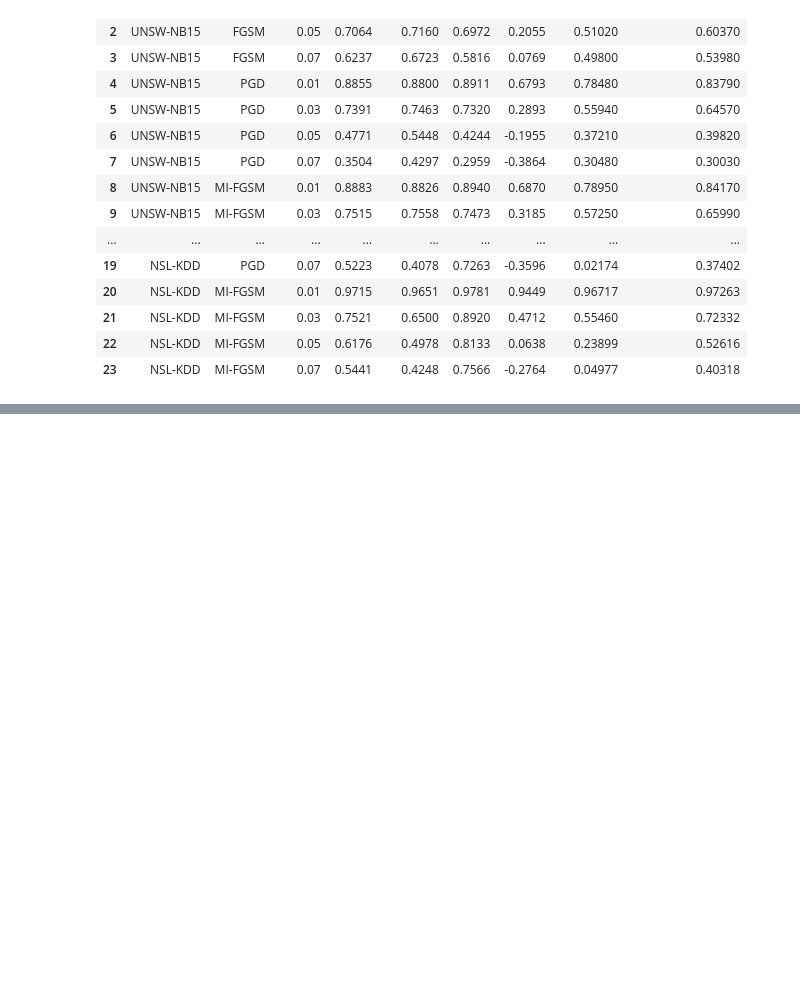
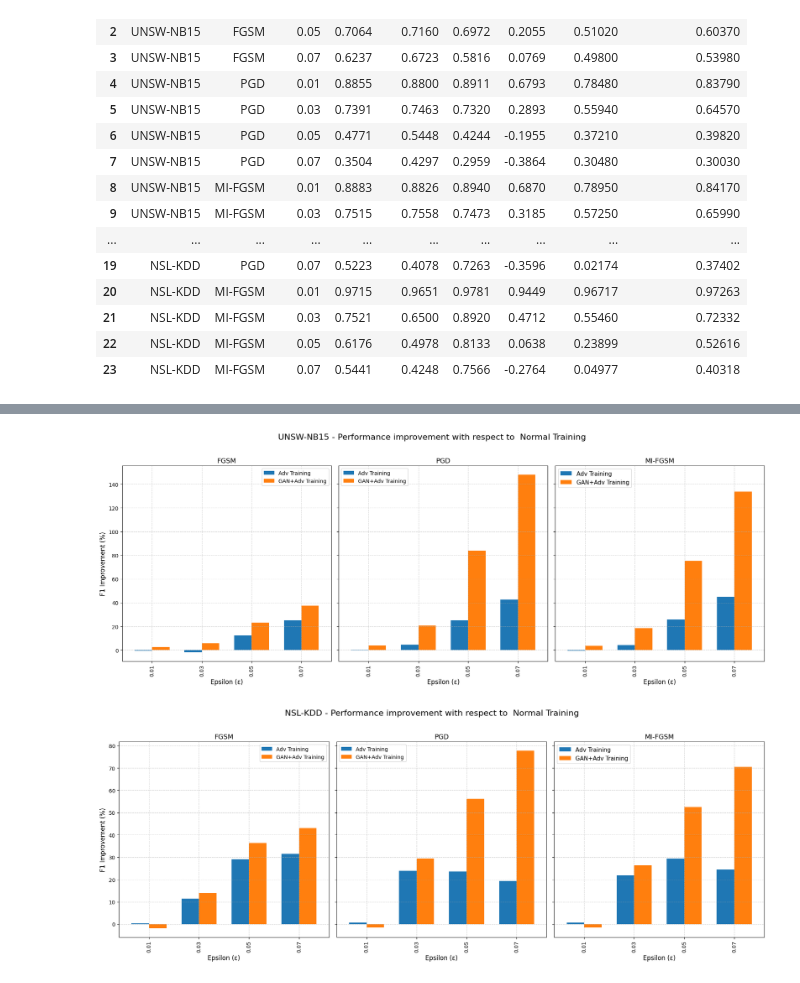
Before and after one commit to Tanveer2719/NIDS_Coursework, a Jupyter notebook: Experiments/Adversarial Attack/Combined_Analysis/analysis.ipynb, the cells around one changed output, grey strips where cells are left out. Saved outputs shown, nothing was run; the diff lists cells and outputs as text; code cells hidden in the pictures; blank space fills up the shorter version.

```diff
--- a/Experiments/Adversarial Attack/Combined_Analysis/analysis.ipynb
+++ b/Experiments/Adversarial Attack/Combined_Analysis/analysis.ipynb
@@ -176,0 +410,48 @@ for dataset in datasets:
+# %%
+import matplotlib.pyplot as plt
+import pandas as pd
+
+# Models and attacks
+models = ["Adv Training", "GAN+Adv Training"]
+attacks = ["FGSM", "PGD", "MI-FGSM"]
+
+# Function to calculate percentage improvement
+def calculate_improvement_percent(dfs, metric="F1"):
+    improvements = {}
+    for attack in attacks:
+        improvements[attack] = {}
+        # baseline (normal training)
+        base = dfs[0][dfs[0]["Attack"] == attack].set_index("Epsilon")[metric]
+        for model_df, model_name in zip(dfs[1:], models):  # skip normal
+            model_scores = model_df[model_df["Attack"] == attack].set_index("Epsilon")[metric]
+            improvement_percent = ((model_scores - base) / base) * 100
+            improvements[attack][model_name] = improvement_percent
+    return improvements
+
+# Plot percentage improvement
+def plot_improvement_percent(improvements, dataset_name):
+    fig, axes = plt.subplots(1, 3, figsize=(18, 7), sharey=True)
+
+    for ax, attack in zip(axes, attacks):
+        df = pd.DataFrame(improvements[attack])
+        df.plot(kind="bar", ax=ax, width=0.7)
+        ax.set_title(f"{attack}", fontsize=13)
+        ax.set_xlabel("Epsilon (ε)", fontsize=12)
+        ax.set_ylabel("F1 Improvement (%)" if ax==axes[0] else "", fontsize=12)
+        ax.grid(True, linestyle="--", alpha=0.6)
+
+    fig.suptitle(f"{dataset_name} - Performance improvement with respect to  Normal Training", fontsize=16)
+    axes[2].legend(fontsize=11, loc="upper left")
+    plt.tight_layout(rect=[0, 0, 1, 0.96])
+    plt.show()
+
+# ---- UNSW ----
+improvements_unsw_percent = calculate_improvement_percent(dataframes_unsw)
+plot_improvement_percent(improvements_unsw_percent, "UNSW-NB15")
+
+# ---- NSL ----
+improvements_nsl_percent = calculate_improvement_percent(dataframes_nsl)
+plot_improvement_percent(improvements_nsl_percent, "NSL-KDD")
+# %% [output]
+[figure, added]
+[figure, added]
```
Also changed, not shown: parts of 7 cells of this notebook, 7 other files.
